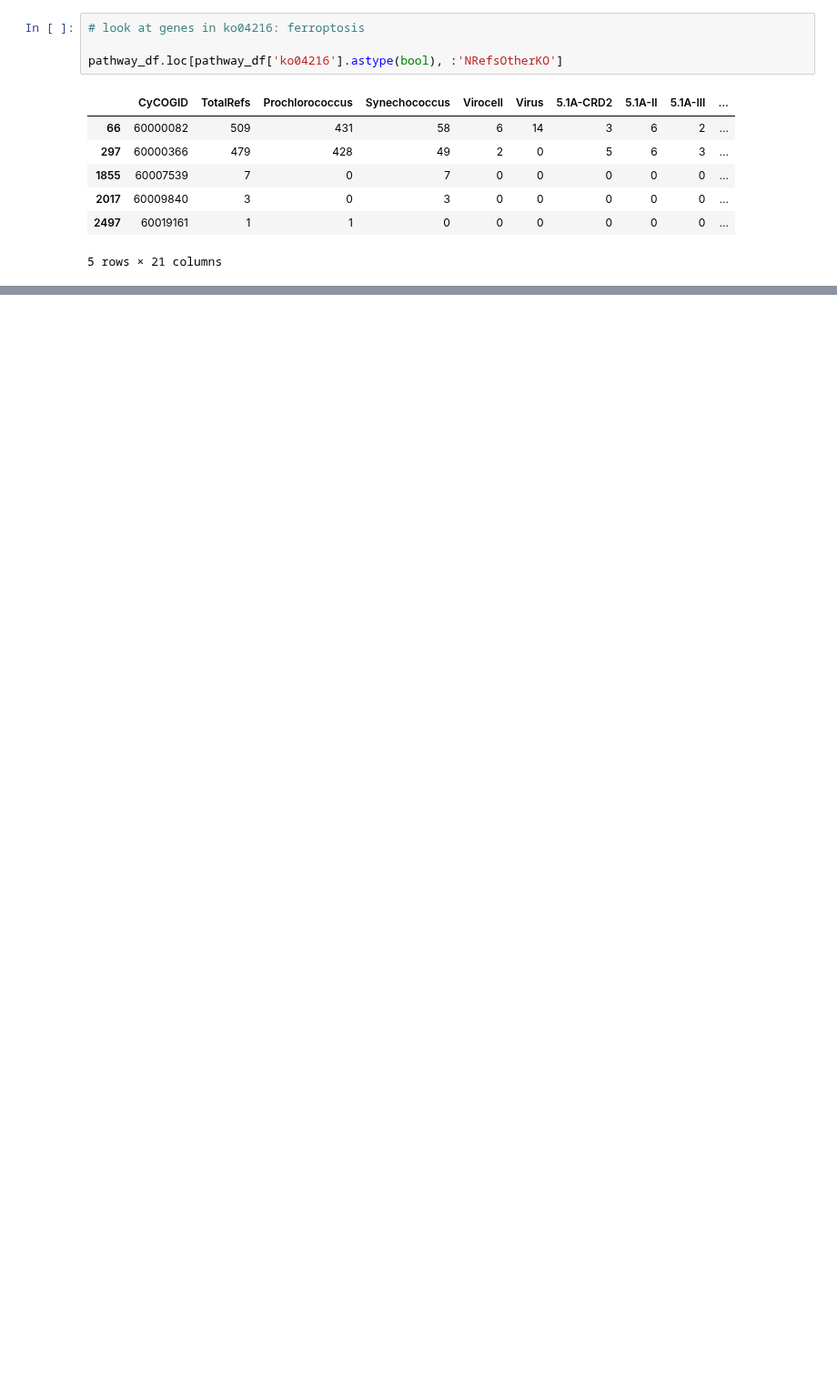
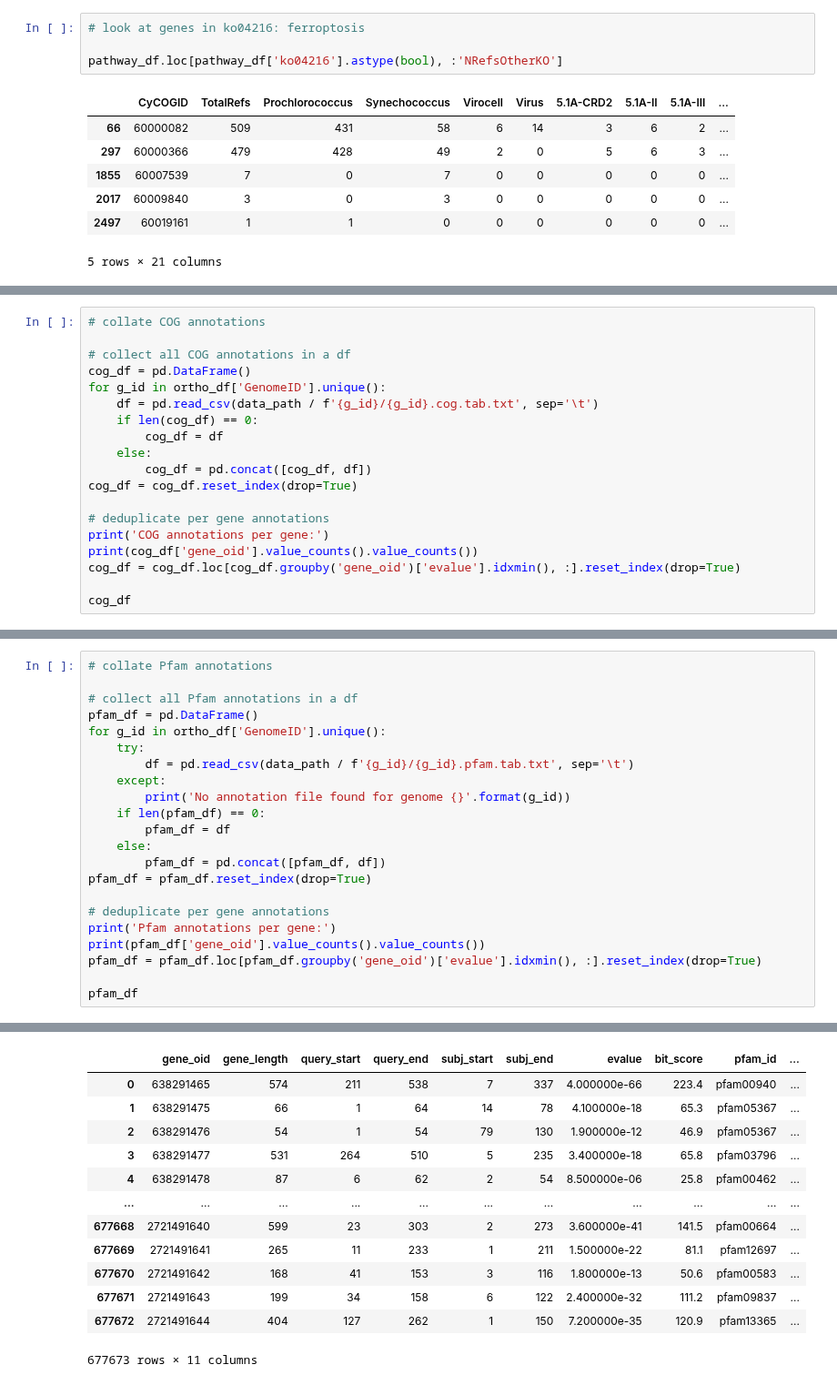
Before and after one commit to blasks/barnacle-manuscript, a Jupyter notebook: analyses/7-interpretation/0-enrichment-analysis.ipynb, the cells around one changed output, grey strips where cells are left out. Shown at 91% size. Saved outputs shown, nothing was run; the diff lists cells and outputs as text; blank space fills up the shorter version.

Commit message:
added in pfam and ncbi cog annotations

```diff
--- a/analyses/7-interpretation/0-enrichment-analysis.ipynb
+++ b/analyses/7-interpretation/0-enrichment-analysis.ipynb
@@ -797,0 +827,19 @@ pathway_df.loc[pathway_df['ko04216'].astype(bool), :'NRefsOtherKO']
+# %%
+# collate COG annotations
+
+# collect all COG annotations in a df
+cog_df = pd.DataFrame()
+for g_id in ortho_df['GenomeID'].unique():
+    df = pd.read_csv(data_path / f'{g_id}/{g_id}.cog.tab.txt', sep='\t')
+    if len(cog_df) == 0:
+        cog_df = df
+    else:
+        cog_df = pd.concat([cog_df, df])
+cog_df = cog_df.reset_index(drop=True)
+
+# deduplicate per gene annotations
+print('COG annotations per gene:')
+print(cog_df['gene_oid'].value_counts().value_counts())
+cog_df = cog_df.loc[cog_df.groupby('gene_oid')['evalue'].idxmin(), :].reset_index(drop=True)
+
+cog_df
@@ -797,0 +923,23 @@ pathway_df.loc[pathway_df['ko04216'].astype(bool), :'NRefsOtherKO']
+# %%
+# collate Pfam annotations
+
+# collect all Pfam annotations in a df
+pfam_df = pd.DataFrame()
+for g_id in ortho_df['GenomeID'].unique():
+    try:
+        df = pd.read_csv(data_path / f'{g_id}/{g_id}.pfam.tab.txt', sep='\t')
+    except:
+        print('No annotation file found for genome {}'.format(g_id))
+    if len(pfam_df) == 0:
+        pfam_df = df
+    else:
+        pfam_df = pd.concat([pfam_df, df])
+pfam_df = pfam_df.reset_index(drop=True)
+
+# deduplicate per gene annotations
+print('Pfam annotations per gene:')
+print(pfam_df['gene_oid'].value_counts().value_counts())
+pfam_df = pfam_df.loc[pfam_df.groupby('gene_oid')['evalue'].idxmin(), :].reset_index(drop=True)
+
+pfam_df
+# %% [output]
@@ -797,0 +963,13 @@ pathway_df.loc[pathway_df['ko04216'].astype(bool), :'NRefsOtherKO']
+|  | gene_oid | gene_length | query_start | query_end | subj_start | subj_end | evalue | bit_score | pfam_id | ... |
+| 0 | 638291465 | 574 | 211 | 538 | 7 | 337 | 4.000000e-66 | 223.4 | pfam00940 | ... |
+| 1 | 638291475 | 66 | 1 | 64 | 14 | 78 | 4.100000e-18 | 65.3 | pfam05367 | ... |
+| 2 | 638291476 | 54 | 1 | 54 | 79 | 130 | 1.900000e-12 | 46.9 | pfam05367 | ... |
+| 3 | 638291477 | 531 | 264 | 510 | 5 | 235 | 3.400000e-18 | 65.8 | pfam03796 | ... |
+| 4 | 638291478 | 87 | 6 | 62 | 2 | 54 | 8.500000e-06 | 25.8 | pfam00462 | ... |
+| ... | ... | ... | ... | ... | ... | ... | ... | ... | ... | ... |
+| 677668 | 2721491640 | 599 | 23 | 303 | 2 | 273 | 3.600000e-41 | 141.5 | pfam00664 | ... |
+| 677669 | 2721491641 | 265 | 11 | 233 | 1 | 211 | 1.500000e-22 | 81.1 | pfam12697 | ... |
+| 677670 | 2721491642 | 168 | 41 | 153 | 3 | 116 | 1.800000e-13 | 50.6 | pfam00583 | ... |
+| 677671 | 2721491643 | 199 | 34 | 158 | 6 | 122 | 2.400000e-32 | 111.2 | pfam09837 | ... |
+| 677672 | 2721491644 | 404 | 127 | 262 | 1 | 150 | 7.200000e-35 | 120.9 | pfam13365 | ... |
+677673 rows × 11 columns
```
Also changed, not shown: parts of 12 cells of this notebook.
